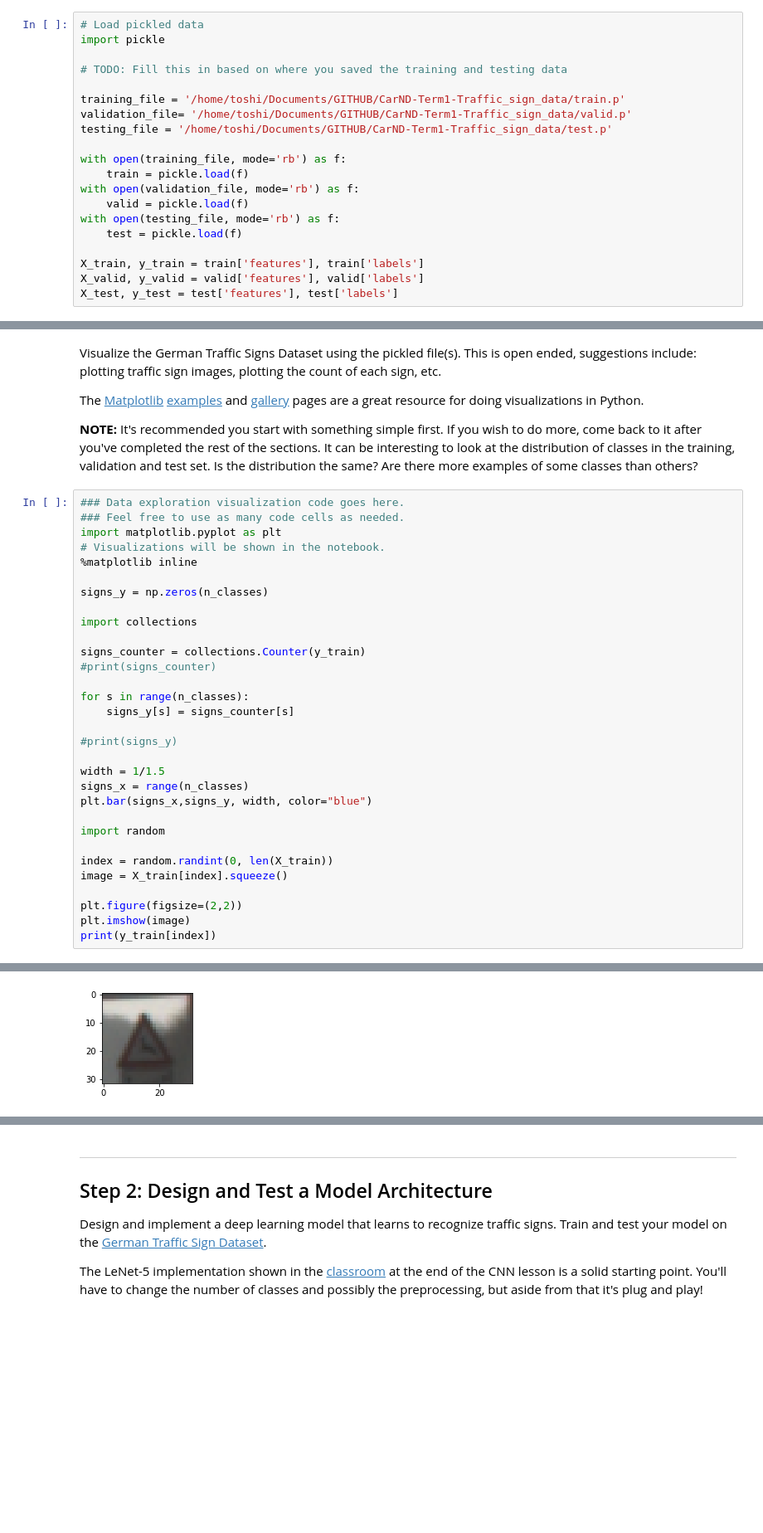
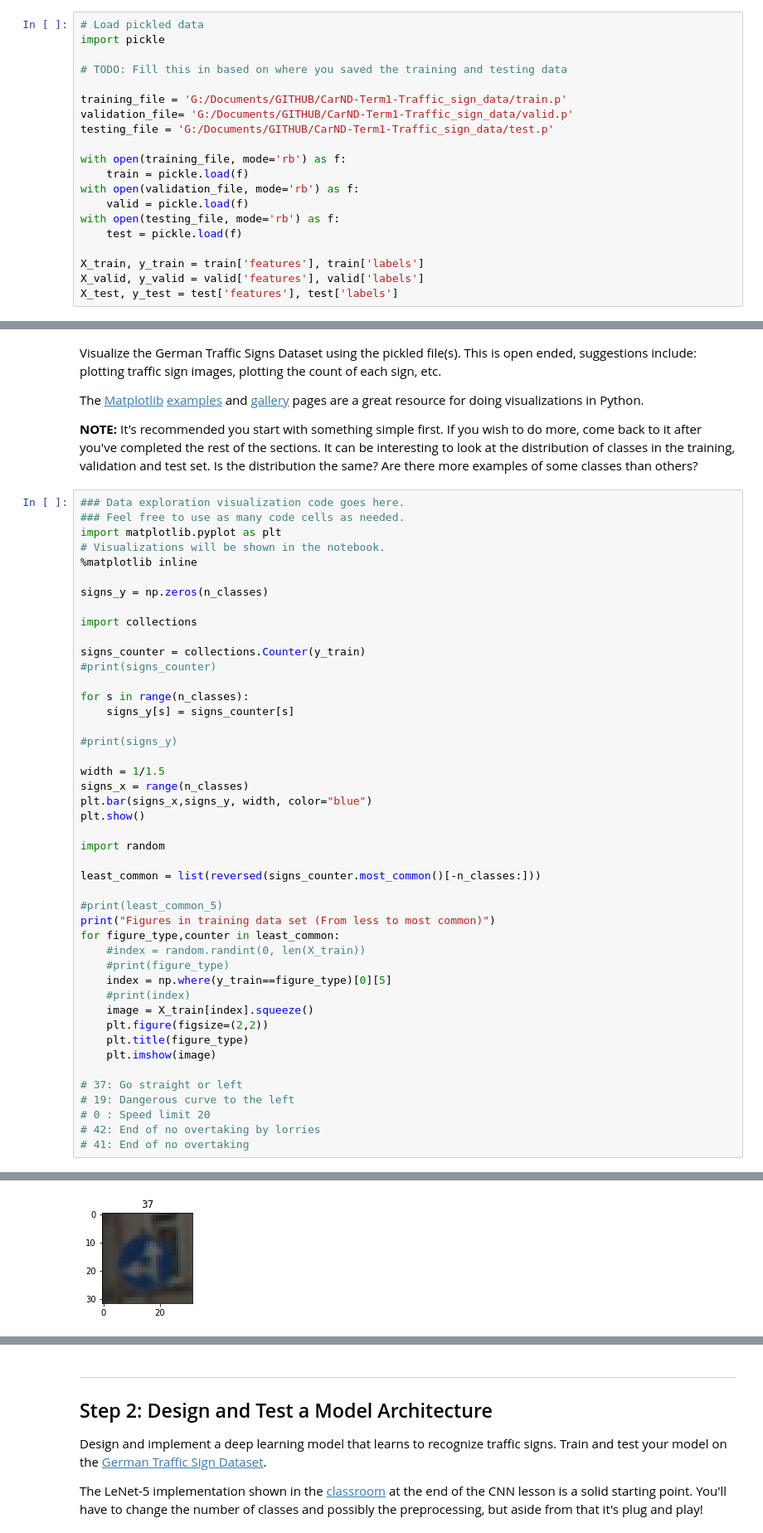
Before and after one commit to toshiharutf/CarND-Term1-Traffic_sign_classifier_P2, a Jupyter notebook: Traffic_Sign_Classifier.ipynb, the cells around one changed output, grey strips where cells are left out. Shown at 83% size. Drawn from its saved outputs; the diff is of its cells as text; blank space fills up the shorter version.

Commit message:
Traffic sign classifier finished

```diff
--- a/Traffic_Sign_Classifier.ipynb
+++ b/Traffic_Sign_Classifier.ipynb
@@ -25,9 +25,9 @@ import pickle
 
 # TODO: Fill this in based on where you saved the training and testing data
 
-training_file = '/home/toshi/Documents/GITHUB/CarND-Term1-Traffic_sign_data/train.p'
-validation_file= '/home/toshi/Documents/GITHUB/CarND-Term1-Traffic_sign_data/valid.p'
-testing_file = '/home/toshi/Documents/GITHUB/CarND-Term1-Traffic_sign_data/test.p'
+training_file = 'G:/Documents/GITHUB/CarND-Term1-Traffic_sign_data/train.p'
+validation_file= 'G:/Documents/GITHUB/CarND-Term1-Traffic_sign_data/valid.p'
+testing_file = 'G:/Documents/GITHUB/CarND-Term1-Traffic_sign_data/test.p'
 
 with open(training_file, mode='rb') as f:
     train = pickle.load(f)
@@ -114,13 +116,27 @@ for s in range(n_classes):
 width = 1/1.5
 signs_x = range(n_classes)
 plt.bar(signs_x,signs_y, width, color="blue")
+plt.show()
 
 import random
 
-index = random.randint(0, len(X_train))
-image = X_train[index].squeeze()
+least_common = list(reversed(signs_counter.most_common()[-n_classes:]))
 
-plt.figure(figsize=(2,2))
-plt.imshow(image)
-print(y_train[index])
+#print(least_common_5)
+print("Figures in training data set (From less to most common)")
+for figure_type,counter in least_common:
+    #index = random.randint(0, len(X_train))
+    #print(figure_type)
+    index = np.where(y_train==figure_type)[0][5]
+    #print(index)
+    image = X_train[index].squeeze()
+    plt.figure(figsize=(2,2))
+    plt.title(figure_type)
+    plt.imshow(image)
+
+# 37: Go straight or left
+# 19: Dangerous curve to the left
+# 0 : Speed limit 20
+# 42: End of no overtaking by lorries
+# 41: End of no overtaking
 # %% [output]
@@ -129 +145 @@ print(y_train[index])
-[figure, old version]
+[figure, new version]
```
Also changed, not shown: parts of 25 cells of this notebook, 8 other files.
